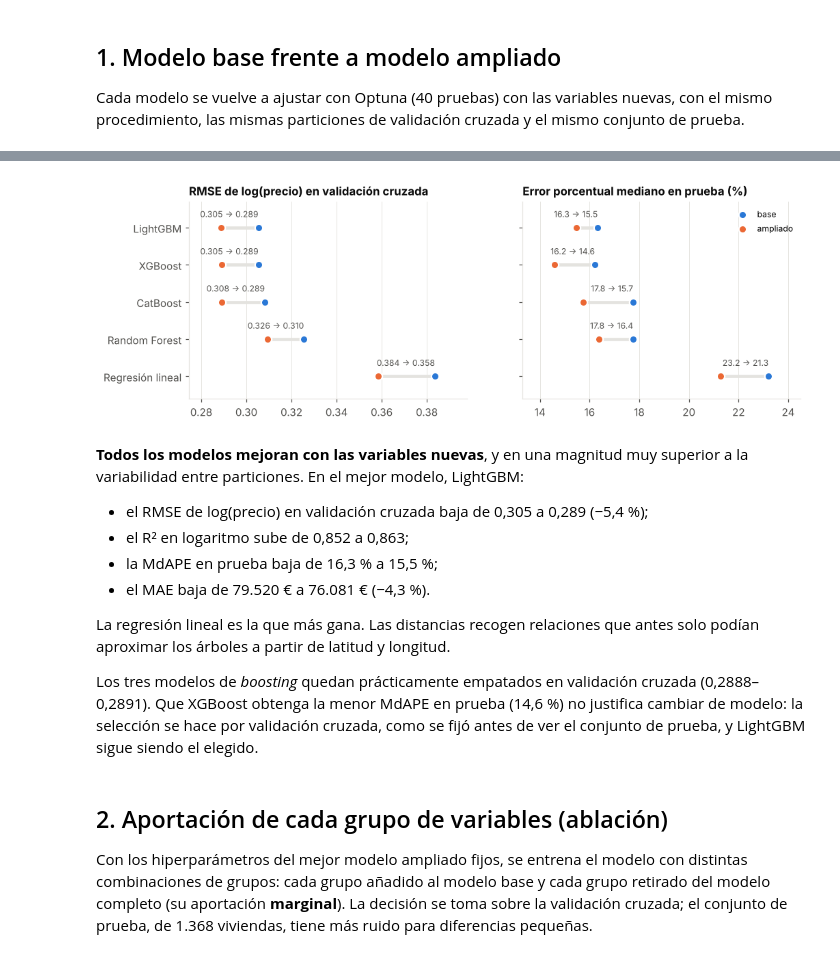
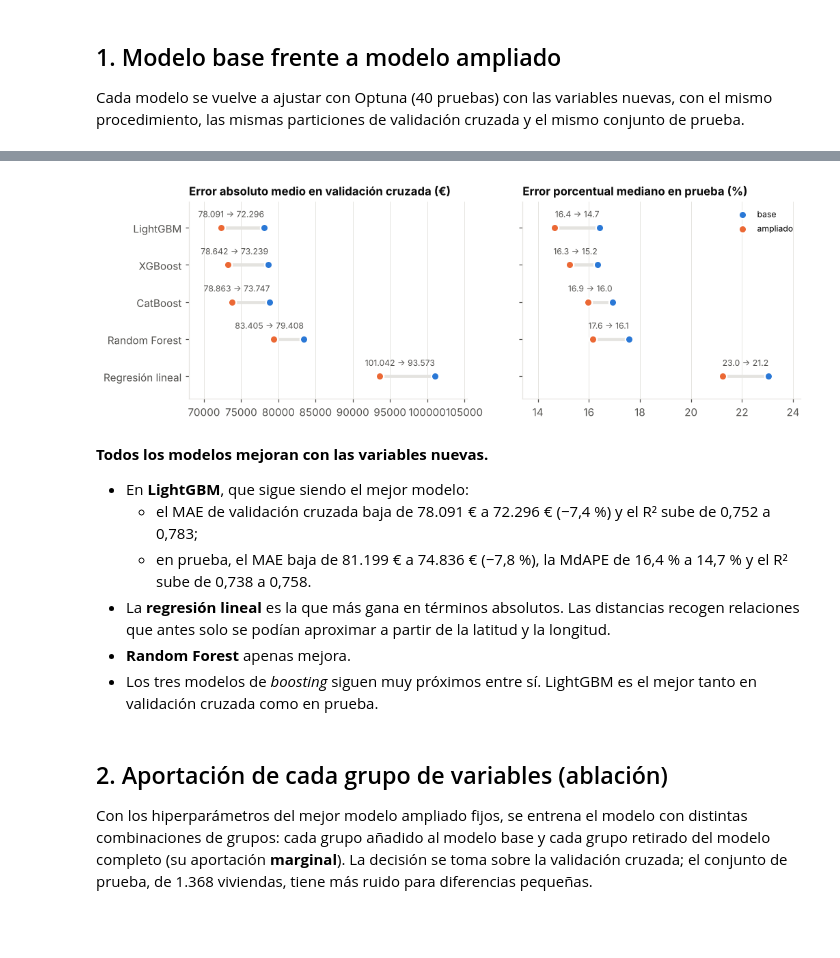
Before and after one commit to MarioArocaPaez/tfm-vivienda-andalucia, a Jupyter notebook: notebooks/03_mejora_variables.ipynb, the cells around one changed output, grey strips where cells are left out. Drawn from its saved outputs; the diff is of its cells as text; code cells hidden in the pictures; blank space fills up the shorter version.

```diff
--- a/notebooks/03_mejora_variables.ipynb
+++ b/notebooks/03_mejora_variables.ipynb
@@ -89,14 +94,14 @@ Mejor modelo base: LightGBM | mejor modelo ampliado: LightGBM
 Cada modelo se vuelve a ajustar con Optuna (40 pruebas) con las variables nuevas, con el mismo
 procedimiento, las mismas particiones de validación cruzada y el mismo conjunto de prueba.
 # %%
-cols = {"CV_RMSE_log": "RMSE log (CV)", "test_R2_log": "R² log", "test_MdAPE_pct": "MdAPE %",
-        "test_MAPE_pct": "MAPE %", "test_MAE_eur": "MAE €"}
+cols = {"CV_MAE_eur": "MAE € (CV)", "CV_R2_eur": "R² (CV)", "test_MAE_eur": "MAE €",
+        "test_RMSE_eur": "RMSE €", "test_MdAPE_pct": "MdAPE %", "test_R2_eur": "R²"}
 comp = pd.concat({"base": res_base.set_index("modelo")[list(cols)],
                   "ampliado": res_amp.set_index("modelo")[list(cols)]}, axis=1)
 comp = comp.rename(columns=cols, level=1).rename(index=NOMBRES)
-comp = comp.reindex(comp[("ampliado", "RMSE log (CV)")].sort_values().index)
+comp = comp.reindex(comp[("ampliado", "MAE € (CV)")].sort_values().index)
 for c in cols.values():
     comp[("cambio", c)] = comp[("ampliado", c)] - comp[("base", c)]
 comp = comp[[(g, c) for c in cols.values() for g in ("base", "ampliado", "cambio")]]
-comp.round(4)
+comp.round(3)
 # %% [output]
@@ -111,35 +116,33 @@ comp.round(4)
 # %%
 orden = res_amp.set_index("modelo").sort_values("CV_RMSE_log", ascending=False).index
 b = res_base.set_index("modelo").loc[orden]
 a = res_amp.set_index("modelo").loc[orden]
 y = np.arange(len(orden))
 fig, ax = plt.subplots(1, 2, figsize=(10.5, 3.4), sharey=True)
-for eje, col, titulo, fmt in [(ax[0], "CV_RMSE_log", "RMSE de log(precio) en validación cruzada", "{:.3f}"),
+for eje, col, titulo, fmt in [(ax[0], "CV_MAE_eur", "Error absoluto medio en validación cruzada (€)", "{:,.0f}"),
                               (ax[1], "test_MdAPE_pct", "Error porcentual mediano en prueba (%)", "{:.1f}")]:
     eje.hlines(y, a[col], b[col], color=REJILLA, linewidth=3, zorder=1)
     eje.scatter(b[col], y, color=AZUL, s=55, zorder=3, edgecolor="white", linewidth=1.5, label="base")
     eje.scatter(a[col], y, color=NARANJA, s=55, zorder=3, edgecolor="white", linewidth=1.5, label="ampliado")
     for yi, (vb, va) in enumerate(zip(b[col], a[col])):
-        eje.text(max(vb, va), yi + 0.28, f"{fmt.format(vb)} → {fmt.format(va)}", fontsize=8, color=TINTA_2,
+        eje.text(max(vb, va), yi + 0.28, f"{fmt.format(vb)} → {fmt.format(va)}".replace(",", "."), fontsize=8, color=TINTA_2,
                  ha="right")
     eje.set(title=titulo); eje.grid(axis="y", visible=False)
     eje.margins(x=0.15)
 ax[0].set_yticks(y, [NOMBRES[m] for m in orden]); ax[0].set_ylim(-0.6, len(orden) - 0.3)
 ax[1].legend(loc="upper right", fontsize=8)
 guardar(fig, "01_base_vs_ampliado")
 # %% [output]
-[figure, old version]
+[figure, new version]
 # %% [markdown]
-**Todos los modelos mejoran con las variables nuevas**, y en una magnitud muy superior a la variabilidad entre particiones. En el mejor modelo, LightGBM:
+**Todos los modelos mejoran con las variables nuevas.**
 
-- el RMSE de log(precio) en validación cruzada baja de 0,305 a 0,289 (−5,4 %);
-- el R² en logaritmo sube de 0,852 a 0,863;
-- la MdAPE en prueba baja de 16,3 % a 15,5 %;
-- el MAE baja de 79.520 € a 76.081 € (−4,3 %).
-
-La regresión lineal es la que más gana. Las distancias recogen relaciones que antes solo podían aproximar los árboles a partir de latitud y longitud.
-
-Los tres modelos de *boosting* quedan prácticamente empatados en validación cruzada (0,2888–0,2891). Que XGBoost obtenga la menor MdAPE en prueba (14,6 %) no justifica cambiar de modelo: la selección se hace por validación cruzada, como se fijó antes de ver el conjunto de prueba, y LightGBM sigue siendo el elegido.
+- En **LightGBM**, que sigue siendo el mejor modelo:
+  - el MAE de validación cruzada baja de 78.091 € a 72.296 € (−7,4 %) y el R² sube de 0,752 a 0,783;
+  - en prueba, el MAE baja de 81.199 € a 74.836 € (−7,8 %), la MdAPE de 16,4 % a 14,7 % y el R² sube de 0,738 a 0,758.
+- La **regresión lineal** es la que más gana en términos absolutos. Las distancias recogen relaciones que antes solo se podían aproximar a partir de la latitud y la longitud.
+- **Random Forest** apenas mejora.
+- Los tres modelos de *boosting* siguen muy próximos entre sí. LightGBM es el mejor tanto en validación cruzada como en prueba.
 # %% [markdown]
 ## 2. Aportación de cada grupo de variables (ablación)
 
```
Also changed, not shown: parts of 24 cells of this notebook, 36 other files.
